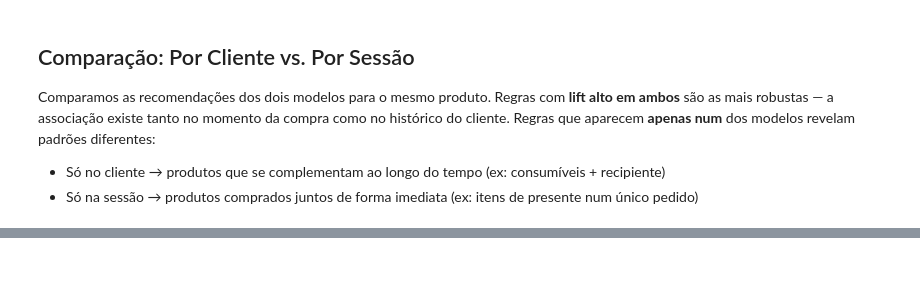
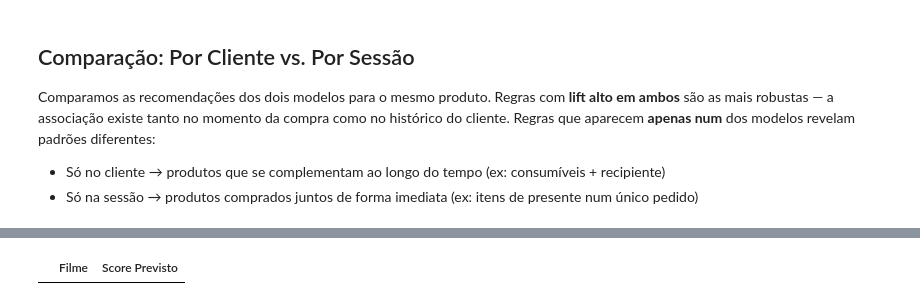
Before and after one commit to rafaelaferr04/online-retail-recommendation-system, a Jupyter notebook: Notebook_OnlineRetail.ipynb, the cells around one changed output, grey strips where cells are left out. Drawn from its saved outputs; the diff is of its cells as text; code cells hidden in the pictures; blank space fills up the shorter version.

```diff
--- a/Notebook_OnlineRetail.ipynb
+++ b/Notebook_OnlineRetail.ipynb
@@ -863,0 +986,19 @@ Produto: 'REGENCY CAKESTAND 3 TIER'
+# %%
+def recomendar_filmes(user_id, algo, movies_df, n=5):
+    filmes_vistos = set(movies_df.loc[movies_df['user_id'] == user_id, 'movie_title'])
+    todos_filmes = set(movies_df['movie_title'])
+    candidatos = list(todos_filmes - filmes_vistos)
+
+    scores = []
+    for filme in candidatos:
+        est = algo.predict(user_id, filme).est
+        scores.append((filme, round(float(est), 3)))
+
+    scores = sorted(scores, key=lambda x: x[1], reverse=True)[:n]
+
+    return pd.DataFrame(scores, columns=['Filme', 'Score Previsto'])
+
+# Exemplo: recomendar para o utilizador 2
+recomendar_filmes(2, algo, movies_df)
+# %% [output]
+|  | Filme | Score Previsto |
```
Also changed, not shown: parts of 7 cells of this notebook.
